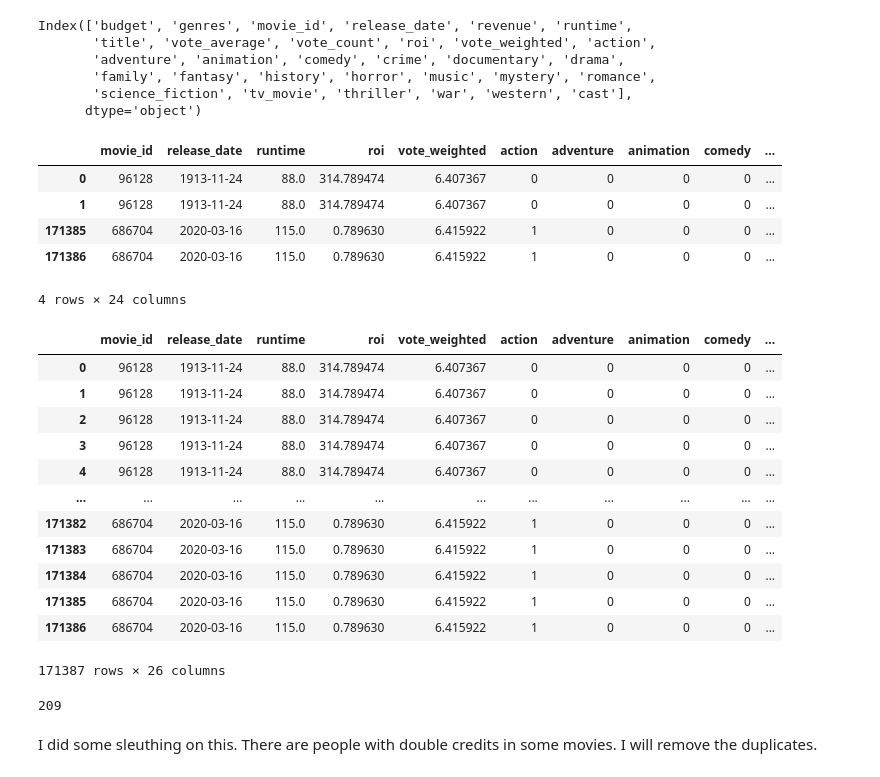
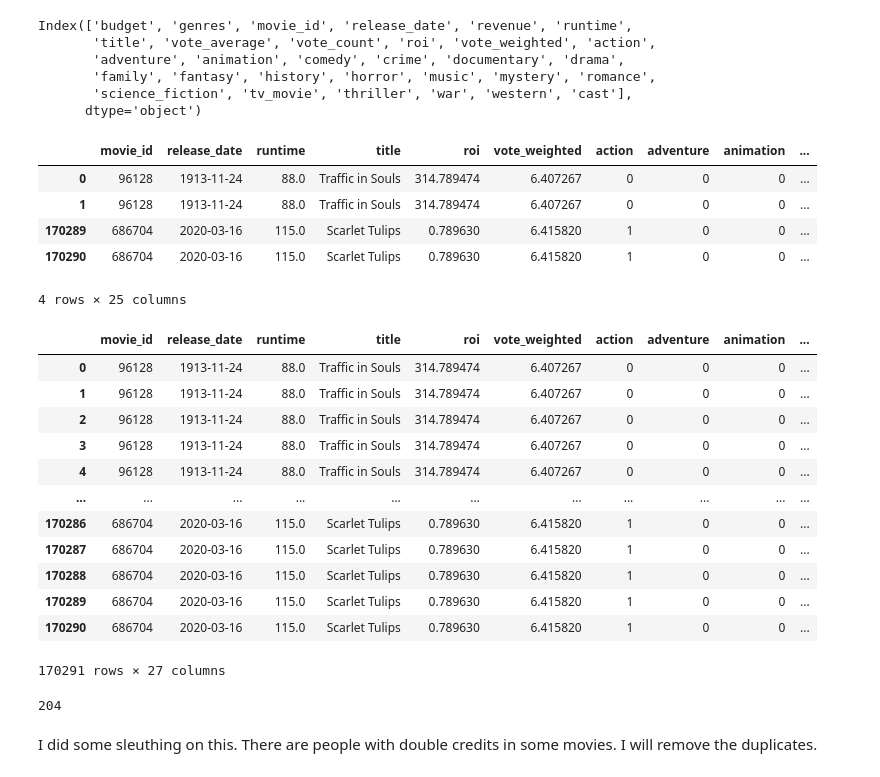
Before and after one commit to christianspybrook/springboard, a Jupyter notebook: capstones/capstone1/capstone1_wrangler.ipynb, the cells around one changed output. Drawn from its saved outputs; the diff is of its cells as text; code cells hidden in the pictures.

```diff
--- a/capstones/capstone1/capstone1_wrangler.ipynb
+++ b/capstones/capstone1/capstone1_wrangler.ipynb
@@ -493,0 +495,7 @@ The movie Carlos is a significant outlier, but it is a real movie. I will leave
+# %%
+# drop tv movie
+movie_df.drop(index=movie_df[movie_df['runtime'] > 300].index, inplace=True)
+# %%
+# reset the index
+movie_df.reset_index(drop=True, inplace=True)
+movie_df.iloc[np.r_[0:2, -2:0]]
@@ -1014,3 +1016,5 @@ Index(['budget', 'genres', 'movie_id', 'release_date', 'revenue', 'runtime',
+# %%
+movie_df.drop(index=movie_df[(movie_df['documentary'] > 0) | (movie_df['tv_movie'] > 0)].index, inplace=True)
 # %% [markdown]
 > **CAST**
 # %%
@@ -1127,39 +1131,38 @@ Index(['budget', 'genres', 'movie_id', 'release_date', 'revenue', 'runtime',
       dtype='object')
 # %%
 # drop columns not needed
-cast_members_df.drop(['budget', 'genres', 'revenue', 'title', 'vote_average', 'vote_count', 'cast'],
-                     axis=1, inplace=True)
+cast_members_df.drop(['budget', 'genres', 'revenue', 'vote_average', 'vote_count', 'cast'], axis=1, inplace=True)
 cast_members_df.iloc[np.r_[0:2, -2:0]]
 # %% [output]
-|  | movie_id | release_date | runtime | roi | vote_weighted | action | adventure | animation | comedy | ... |
-| 0 | 96128 | 1913-11-24 | 88.0 | 314.789474 | 6.407367 | 0 | 0 | 0 | 0 | ... |
-| 1 | 96128 | 1913-11-24 | 88.0 | 314.789474 | 6.407367 | 0 | 0 | 0 | 0 | ... |
-| 171385 | 686704 | 2020-03-16 | 115.0 | 0.789630 | 6.415922 | 1 | 0 | 0 | 0 | ... |
-| 171386 | 686704 | 2020-03-16 | 115.0 | 0.789630 | 6.415922 | 1 | 0 | 0 | 0 | ... |
+|  | movie_id | release_date | runtime | title | roi | vote_weighted | action | adventure | animation | ... |
+| 0 | 96128 | 1913-11-24 | 88.0 | Traffic in Souls | 314.789474 | 6.407267 | 0 | 0 | 0 | ... |
+| 1 | 96128 | 1913-11-24 | 88.0 | Traffic in Souls | 314.789474 | 6.407267 | 0 | 0 | 0 | ... |
+| 170289 | 686704 | 2020-03-16 | 115.0 | Scarlet Tulips | 0.789630 | 6.415820 | 1 | 0 | 0 | ... |
+| 170290 | 686704 | 2020-03-16 | 115.0 | Scarlet Tulips | 0.789630 | 6.415820 | 1 | 0 | 0 | ... |
-4 rows × 24 columns
+4 rows × 25 columns
 # %%
 # join DataFrames on index
 cast_members_df = cast_members_df.join(cast_normalized_df)
 cast_members_df
 # %% [output]
-|  | movie_id | release_date | runtime | roi | vote_weighted | action | adventure | animation | comedy | ... |
-| 0 | 96128 | 1913-11-24 | 88.0 | 314.789474 | 6.407367 | 0 | 0 | 0 | 0 | ... |
-| 1 | 96128 | 1913-11-24 | 88.0 | 314.789474 | 6.407367 | 0 | 0 | 0 | 0 | ... |
-| 2 | 96128 | 1913-11-24 | 88.0 | 314.789474 | 6.407367 | 0 | 0 | 0 | 0 | ... |
-| 3 | 96128 | 1913-11-24 | 88.0 | 314.789474 | 6.407367 | 0 | 0 | 0 | 0 | ... |
-| 4 | 96128 | 1913-11-24 | 88.0 | 314.789474 | 6.407367 | 0 | 0 | 0 | 0 | ... |
+|  | movie_id | release_date | runtime | title | roi | vote_weighted | action | adventure | animation | ... |
+| 0 | 96128 | 1913-11-24 | 88.0 | Traffic in Souls | 314.789474 | 6.407267 | 0 | 0 | 0 | ... |
+| 1 | 96128 | 1913-11-24 | 88.0 | Traffic in Souls | 314.789474 | 6.407267 | 0 | 0 | 0 | ... |
+| 2 | 96128 | 1913-11-24 | 88.0 | Traffic in Souls | 314.789474 | 6.407267 | 0 | 0 | 0 | ... |
+| 3 | 96128 | 1913-11-24 | 88.0 | Traffic in Souls | 314.789474 | 6.407267 | 0 | 0 | 0 | ... |
+| 4 | 96128 | 1913-11-24 | 88.0 | Traffic in Souls | 314.789474 | 6.407267 | 0 | 0 | 0 | ... |
 | ... | ... | ... | ... | ... | ... | ... | ... | ... | ... | ... |
-| 171382 | 686704 | 2020-03-16 | 115.0 | 0.789630 | 6.415922 | 1 | 0 | 0 | 0 | ... |
-| 171383 | 686704 | 2020-03-16 | 115.0 | 0.789630 | 6.415922 | 1 | 0 | 0 | 0 | ... |
-| 171384 | 686704 | 2020-03-16 | 115.0 | 0.789630 | 6.415922 | 1 | 0 | 0 | 0 | ... |
-| 171385 | 686704 | 2020-03-16 | 115.0 | 0.789630 | 6.415922 | 1 | 0 | 0 | 0 | ... |
-| 171386 | 686704 | 2020-03-16 | 115.0 | 0.789630 | 6.415922 | 1 | 0 | 0 | 0 | ... |
+| 170286 | 686704 | 2020-03-16 | 115.0 | Scarlet Tulips | 0.789630 | 6.415820 | 1 | 0 | 0 | ... |
+| 170287 | 686704 | 2020-03-16 | 115.0 | Scarlet Tulips | 0.789630 | 6.415820 | 1 | 0 | 0 | ... |
+| 170288 | 686704 | 2020-03-16 | 115.0 | Scarlet Tulips | 0.789630 | 6.415820 | 1 | 0 | 0 | ... |
+| 170289 | 686704 | 2020-03-16 | 115.0 | Scarlet Tulips | 0.789630 | 6.415820 | 1 | 0 | 0 | ... |
+| 170290 | 686704 | 2020-03-16 | 115.0 | Scarlet Tulips | 0.789630 | 6.415820 | 1 | 0 | 0 | ... |
-171387 rows × 26 columns
+170291 rows × 27 columns
 # %%
 # check for duplicate actors in a movie
 cast_members_df.duplicated(subset=['person_id', 'movie_id']).sum()
 # %% [output]
-209
+204
 # %% [markdown]
 I did some sleuthing on this. There are people with double credits in some movies. I will remove the duplicates.
 # %%
```
Also changed, not shown: parts of 56 cells of this notebook.
